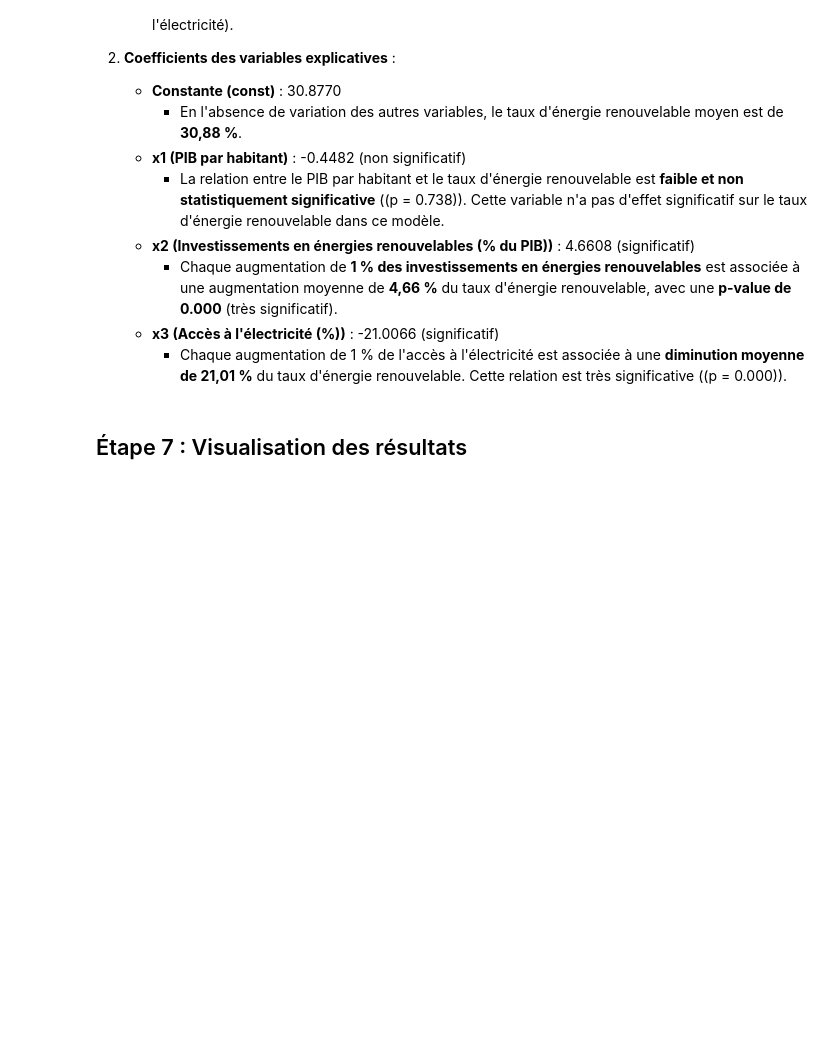
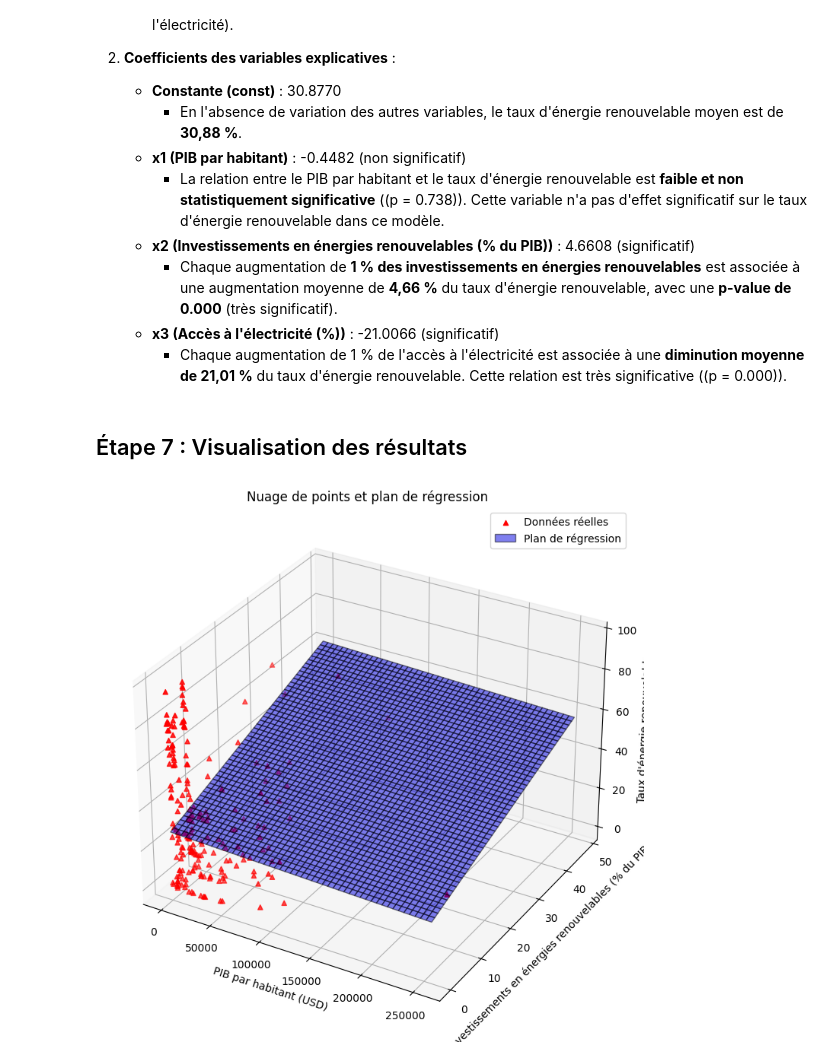
Before and after one commit to Zeina707/DataAnalysis, a Jupyter notebook: Regression_Lineaire.ipynb, the cells around one changed output. Drawn from its saved outputs; the diff is of its cells as text; code cells hidden in the pictures; blank space fills up the shorter version.

```diff
--- a/Regression_Lineaire.ipynb
+++ b/Regression_Lineaire.ipynb
@@ -266,14 +273,11 @@ y = data_regression['Taux d\'énergie renouvelable']
 # Séparation des données en ensembles d'entraînement et de test
 X_train, X_test, y_train, y_test = train_test_split(X, y, test_size=0.2, random_state=42)
 
-# Standardisation des données explicatives
+# Standardisation des données explicatives avec conservation des noms des colonnes
 scaler = StandardScaler()
 
-# Ajustement du scaler sur l'ensemble d'entraînement et transformation
-X_train_scaled = scaler.fit_transform(X_train)
-
-# Transformation de l'ensemble de test
-X_test_scaled = scaler.transform(X_test)
+X_train_scaled = pd.DataFrame(scaler.fit_transform(X_train), columns=X_train.columns, index=X_train.index)
+X_test_scaled = pd.DataFrame(scaler.transform(X_test), columns=X_test.columns, index=X_test.index)
 
 # Ajout de la constante pour le modèle (intercept)
 X_train_scaled = sm.add_constant(X_train_scaled)
@@ -318,3 +322,44 @@ Notes:
      - Chaque augmentation de 1 % de l'accès à l'électricité est associée à une **diminution moyenne de 21,01 %** du taux d'énergie renouvelable. Cette relation est très significative (\(p = 0.000\)).
 # %% [markdown]
 ## Étape 7 : Visualisation des résultats
+# %%
+# Préparer les données pour la visualisation (fixer une variable explicative à sa moyenne)
+fixed_value = X_train['Accès à l\'électricité (%)'].mean()  # Fixer la variable "Accès à l'électricité (%)"
+x1 = np.linspace(X_train['PIB par habitant (USD)'].min(), X_train['PIB par habitant (USD)'].max(), 50)
+x2 = np.linspace(X_train['Investissements en énergies renouvelables (% du PIB)'].min(),
+                 X_train['Investissements en énergies renouvelables (% du PIB)'].max(), 50)
+x1, x2 = np.meshgrid(x1, x2)
+x3_fixed = np.full_like(x1, fixed_value)
+
+# Créer une grille pour les prédictions
+X_grid = pd.DataFrame({
+    'PIB par habitant (USD)': x1.ravel(),
+    'Investissements en énergies renouvelables (% du PIB)': x2.ravel(),
+    'Accès à l\'électricité (%)': x3_fixed.ravel()
+})
+X_grid_scaled = pd.DataFrame(scaler.transform(X_grid), columns=X_train.columns)  # Appliquer la standardisation
+X_grid_scaled = sm.add_constant(X_grid_scaled)  # Ajouter l'intercept
+y_pred_plane = model.predict(X_grid_scaled).values.reshape(x1.shape)
+
+# Visualisation en 3D
+fig = plt.figure(figsize=(14, 9))
+ax = fig.add_subplot(1, 1, 1, projection='3d')
+
+# Nuage de points des données réelles
+ax.scatter(X_train['PIB par habitant (USD)'],
+           X_train['Investissements en énergies renouvelables (% du PIB)'],
+           y_train, c='r', marker='^', label="Données réelles")
+
+# Surface de régression
+ax.plot_surface(x1, x2, y_pred_plane, alpha=0.5, color='blue', edgecolor='k', label="Plan de régression")
+
+# Étiquettes des axes
+ax.set_xlabel('PIB par habitant (USD)')
+ax.set_ylabel('Investissements en énergies renouvelables (% du PIB)')
+ax.set_zlabel('Taux d\'énergie renouvelable')
+ax.set_title('Nuage de points et plan de régression')
+
+plt.legend()
+plt.show()
+# %% [output]
+[figure, added]
```
Also changed, not shown: parts of 33 cells of this notebook.
